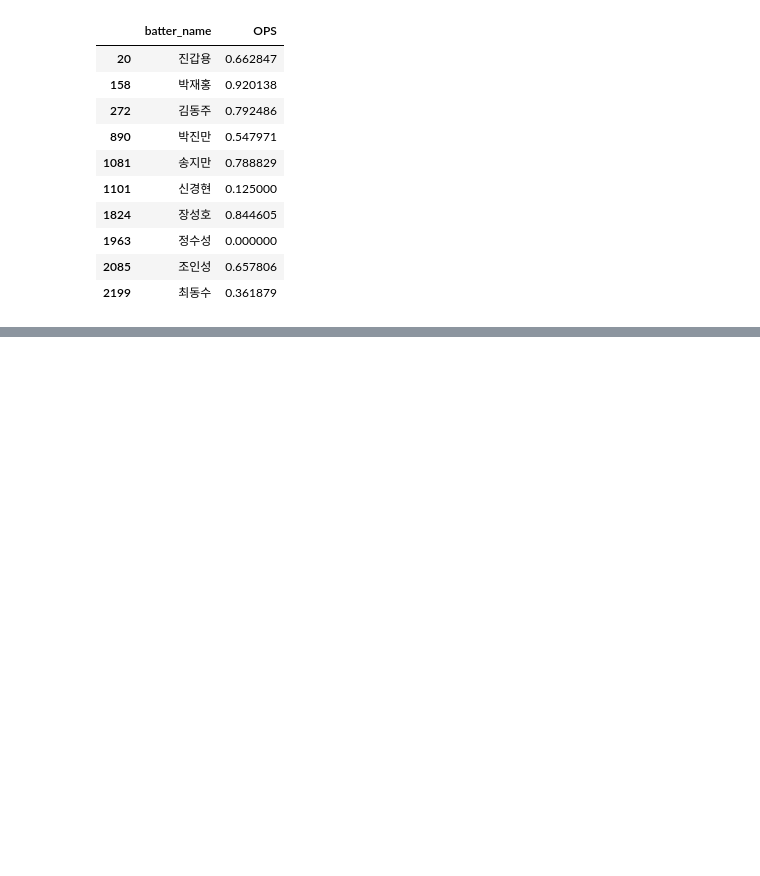
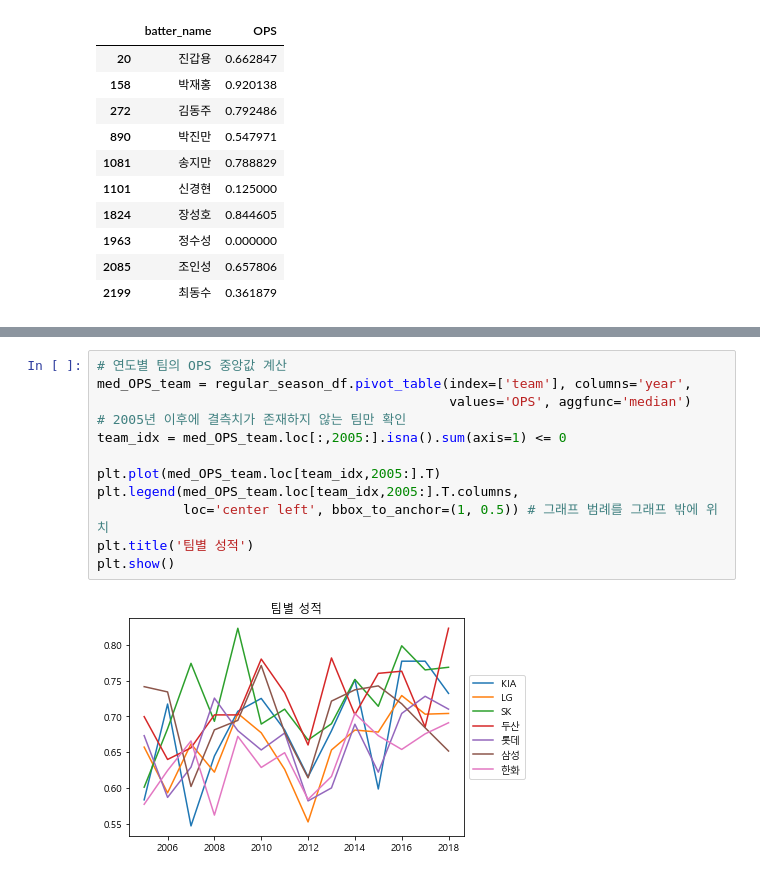
Before and after one commit to BBAKGANZI/LeverageAnalyticsData, a Jupyter notebook: 01.ML/11_데이터분석실습.ipynb, the cells around one changed output, grey strips where cells are left out. Cells and saved outputs as stored; diff of their text form; blank space fills up the shorter version.

```diff
--- a/01.ML/11_데이터분석실습.ipynb
+++ b/01.ML/11_데이터분석실습.ipynb
@@ -303,0 +339,14 @@ tmp[['batter_name','OPS']]
+# %%
+# 연도별 팀의 OPS 중앙값 계산
+med_OPS_team = regular_season_df.pivot_table(index=['team'], columns='year',
+                                             values='OPS', aggfunc='median')
+# 2005년 이후에 결측치가 존재하지 않는 팀만 확인
+team_idx = med_OPS_team.loc[:,2005:].isna().sum(axis=1) <= 0
+
+plt.plot(med_OPS_team.loc[team_idx,2005:].T)
+plt.legend(med_OPS_team.loc[team_idx,2005:].T.columns,
+           loc='center left', bbox_to_anchor=(1, 0.5)) # 그래프 범례를 그래프 밖에 위치
+plt.title('팀별 성적')
+plt.show()
+# %% [output]
+[figure, added]
```
Also changed, not shown: parts of 37 cells of this notebook.
